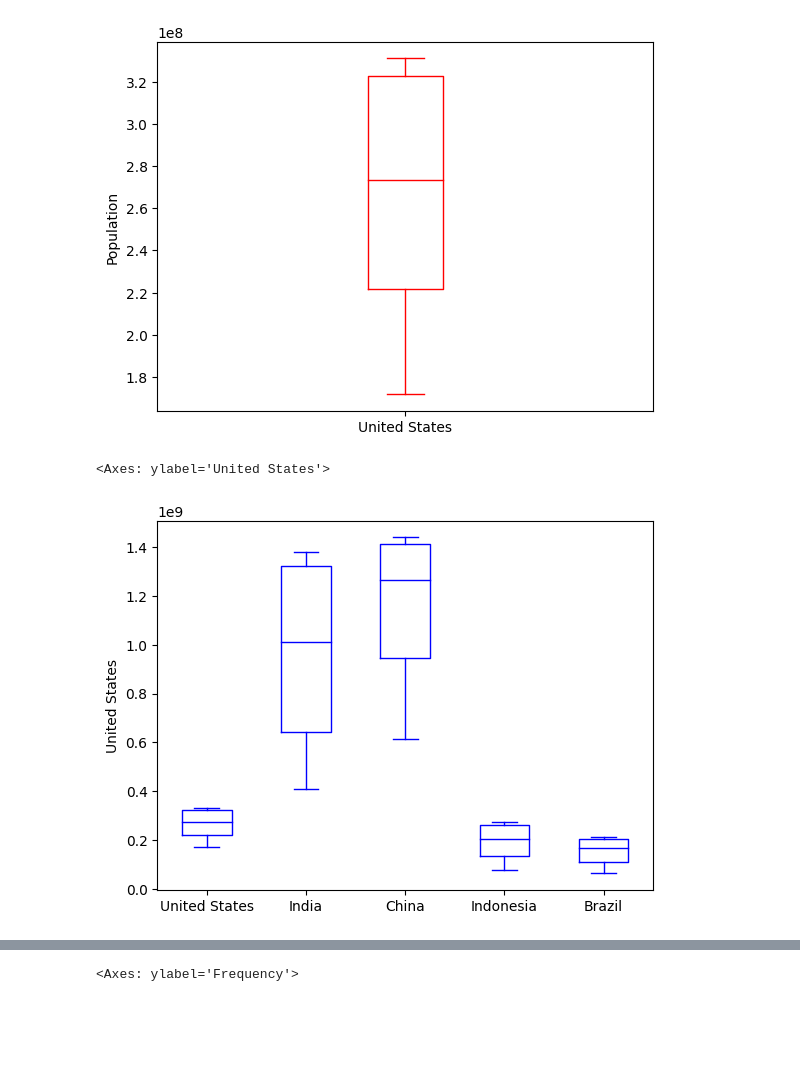
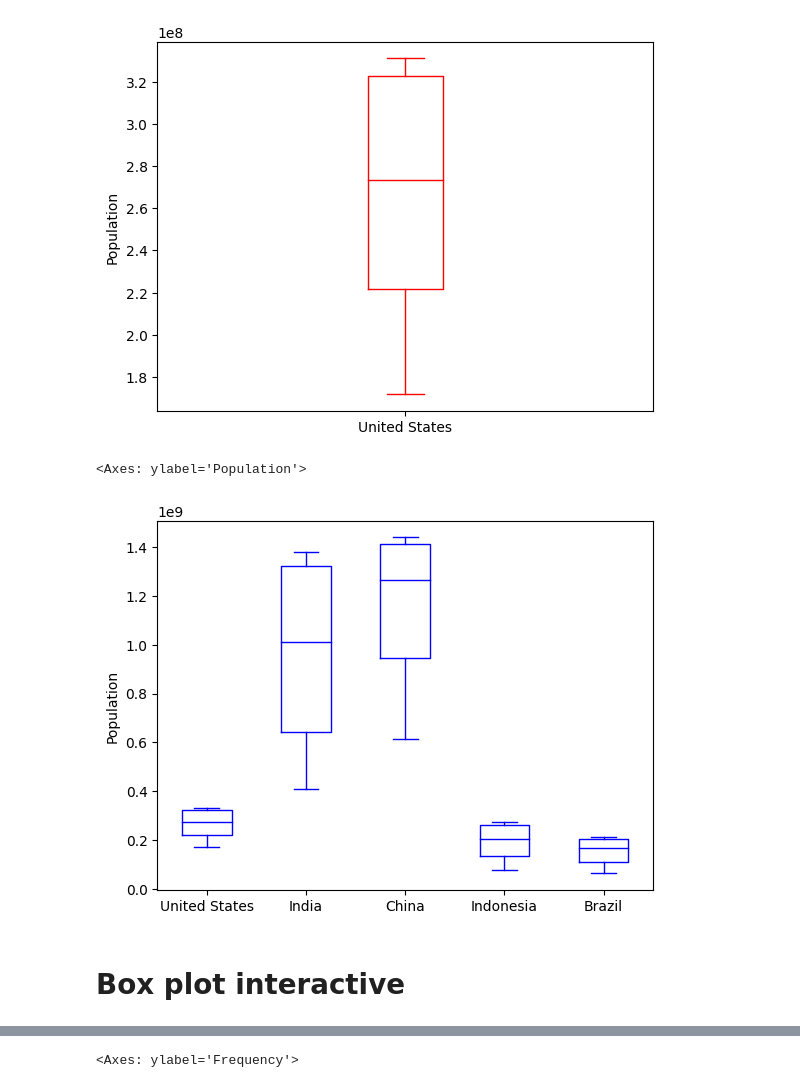
Before and after one commit to Stan-is-the-man/static_plus_interactive_data_visualization, a Jupyter notebook: data_visualization.ipynb, the cells around one changed output, grey strips where cells are left out. Drawn from its saved outputs; the diff is of its cells as text; code cells hidden in the pictures; blank space fills up the shorter version.

```diff
--- a/data_visualization.ipynb
+++ b/data_visualization.ipynb
@@ -176,10 +208,12 @@ df_pivot['United States'].plot(
 # %%
 # Multiple boxplot
 df_pivot.plot(
     kind='box',
-    ylabel='United States',
+    ylabel='Population',
     color='blue'
 )
 # %% [output]
-<Axes: ylabel='United States'>
+<Axes: ylabel='Population'>
-[figure, old version]
+[figure, new version]
+# %% [markdown]
+# Box plot interactive
```
Also changed, not shown: parts of 22 cells of this notebook.
